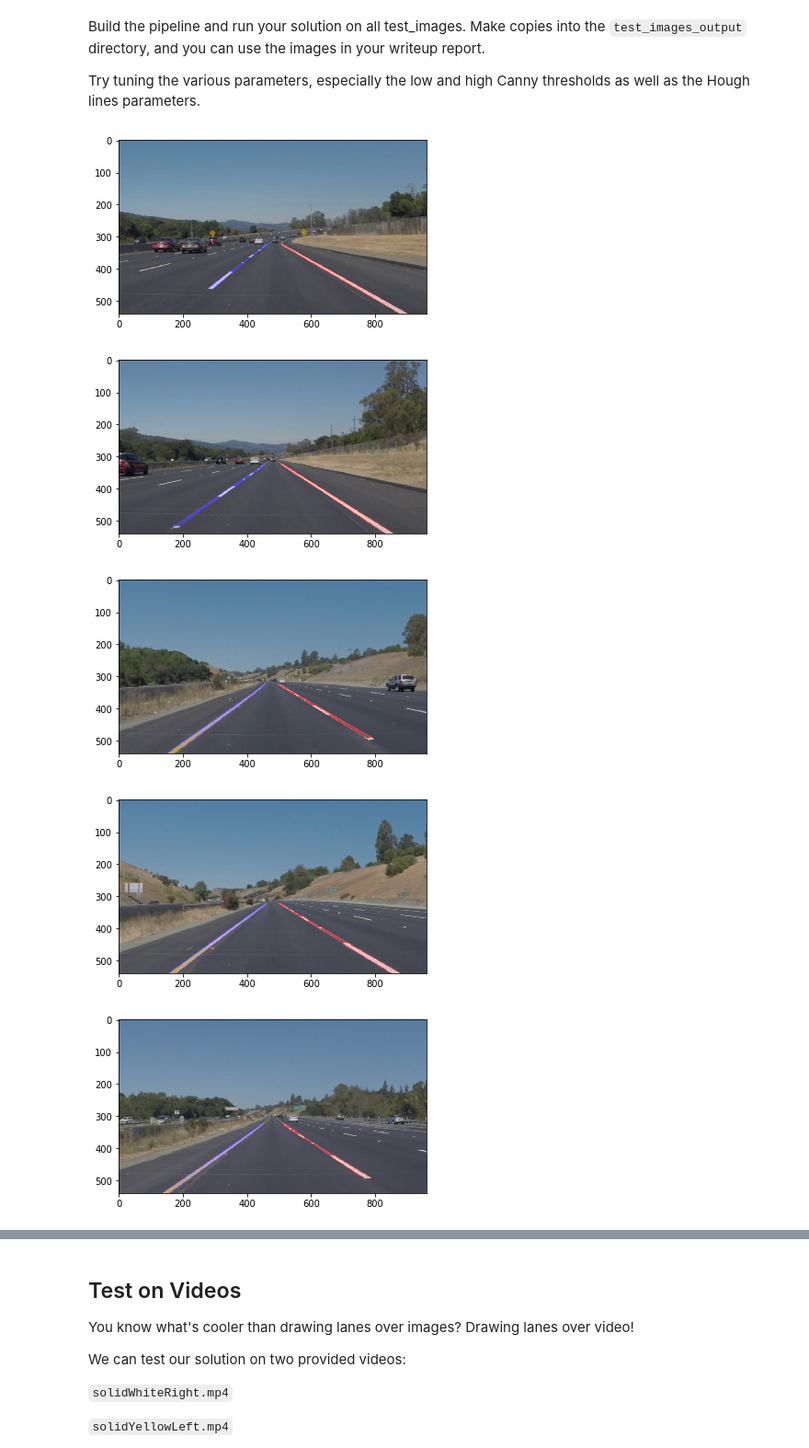
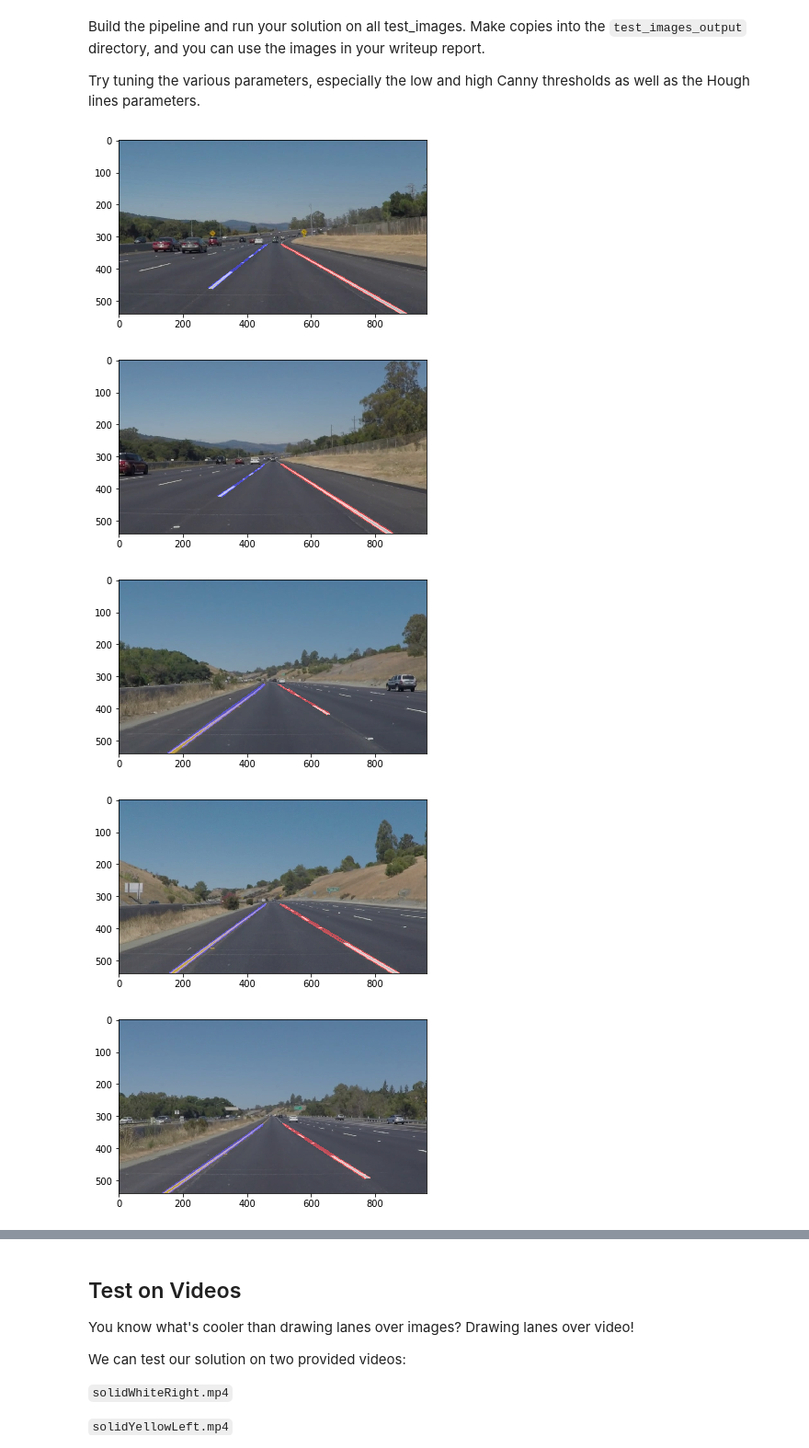
Before and after one commit to AndysDeepAbstractions/CarND-LaneLines-P1, a Jupyter notebook: P1.ipynb, the cells around one changed output, grey strips where cells are left out. Shown at 92% size. Drawn from its saved outputs; the diff is of its cells as text; code cells hidden in the pictures.

```diff
--- a/P1.ipynb
+++ b/P1.ipynb
@@ -151,7 +151,8 @@ def draw_lines(img, lines, color=[255, 0, 0], thickness=2):
             else:
                 color = [0, 0, 111]
 
-            cv2.line(img, (x1, y1), (x2, y2), color, thickness)
+            if abs(slope) >  0.3:
+                cv2.line(img, (x1, y1), (x2, y2), color, thickness)
 
 def hough_lines(img, rho, theta, threshold, min_line_len, max_line_gap):
     """
@@ -237,42 +238,42 @@ def lane_detect(image):
     # Define the Hough transform parameters
     # Make a blank the same size as our image to draw on
     rho = 1 # distance resolution in pixels of the Hough grid
-    theta = np.pi/180 # angular resolution in radians of the Hough grid
+    theta = np.pi/1800 # angular resolution in radians of the Hough grid
     threshold = 6     # minimum number of votes (intersections in Hough grid cell)
     min_line_length = 16 #minimum number of pixels making up a line
     max_line_gap = 14    # maximum gap in pixels between connectable line segments
 
     # Run Hough on edge detected image
     # Output "lines" is an array containing endpoints of detected line segments
     line_img = hough_lines(masked_image, rho, theta, threshold, min_line_length, max_line_gap)
 
 
     rho = 1 # distance resolution in pixels of the Hough grid
-    theta = np.pi/180 # angular resolution in radians of the Hough grid
-    threshold = 90     # minimum number of votes (intersections in Hough grid cell)
+    theta = np.pi/1800 # angular resolution in radians of the Hough grid
+    threshold = 80     # minimum number of votes (intersections in Hough grid cell)
     min_line_length = 111 #minimum number of pixels making up a line
-    max_line_gap = 160    # maximum gap in pixels between connectable line segments
+    max_line_gap = 999    # maximum gap in pixels between connectable line segments
     line_img = hough_lines(grayscale(line_img), rho, theta, threshold, min_line_length, max_line_gap)
 
     # Display the image
     result = cv2.addWeighted(image, 0.8, line_img, 1, 0)
 
     #plt.imshow(result)
 
     return result
 
 
 filelist = os.listdir("test_images/")
 for filename in filelist:
     image = mpimg.imread('test_images/'+filename)
     lane_img = lane_detect(image)
     mpimg.imsave('test_images_output/'+filename,lane_img)
     plt.imshow(lane_img)
     plt.show()
 # %% [output]
 [figure]
-[figure, old version]
+[figure, new version]
-[figure, old version]
+[figure, new version]
 [figure]
 [figure]
 [figure]
```
Also changed, not shown: parts of 5 cells of this notebook, 10 other files.
